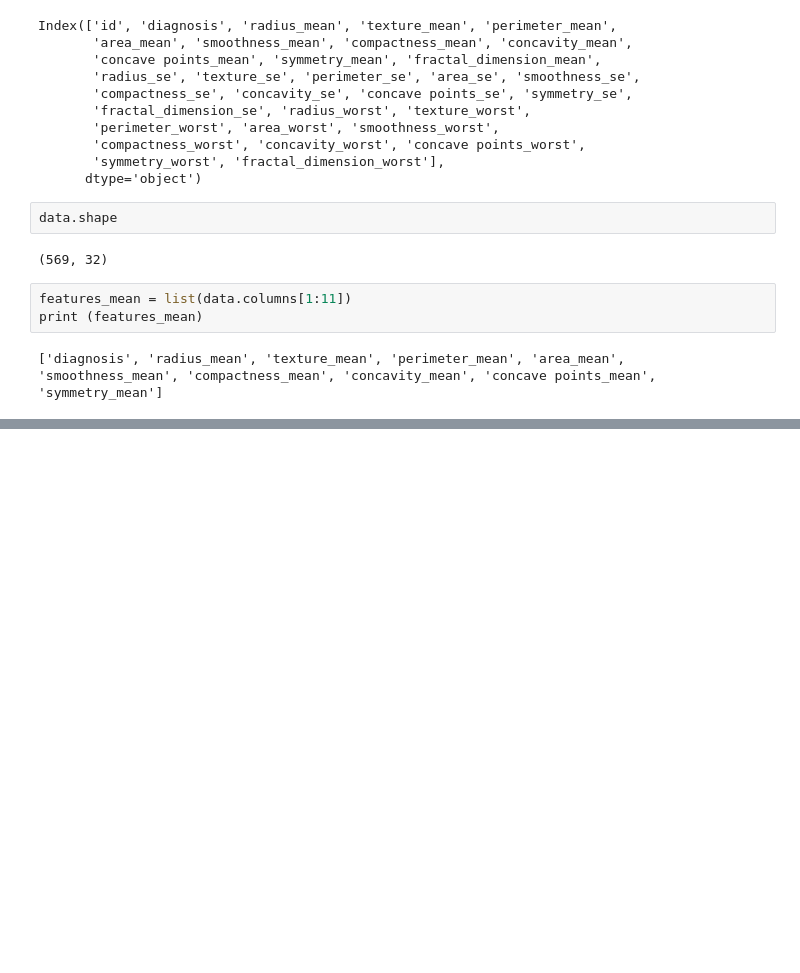
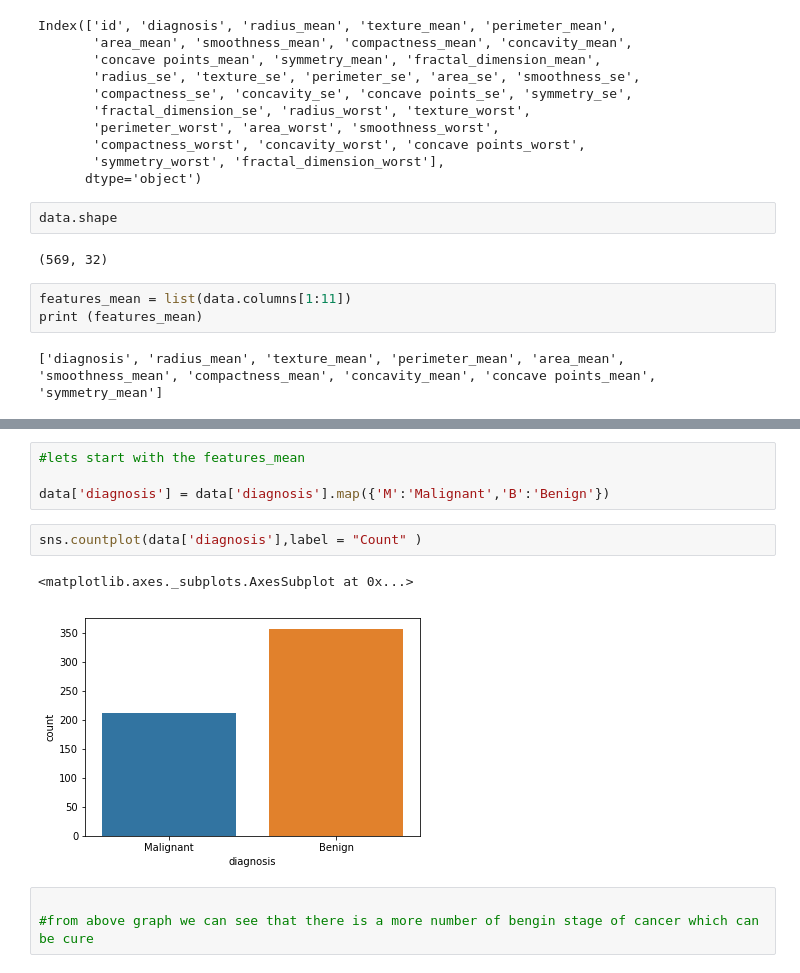
Before and after one commit to ArslanAliAwan/Cancer-Type-Identifcation, a Jupyter notebook: cancerType.ipynb, the cells around one changed output, grey strips where cells are left out. Cells and saved outputs as stored; diff of their text form; blank space fills up the shorter version.

```diff
--- a/cancerType.ipynb
+++ b/cancerType.ipynb
@@ -75,0 +86,12 @@ print (features_mean)
+# %%
+#lets start with the features_mean
+
+data['diagnosis'] = data['diagnosis'].map({'M':'Malignant','B':'Benign'})
+# %%
+sns.countplot(data['diagnosis'],label = "Count" )
+# %% [output]
+<matplotlib.axes._subplots.AxesSubplot at 0x...>
+[figure, added]
+# %%
+
+#from above graph we can see that there is a more number of bengin stage of cancer which can be cure
```
Also changed, not shown: parts of 15 cells of this notebook.
